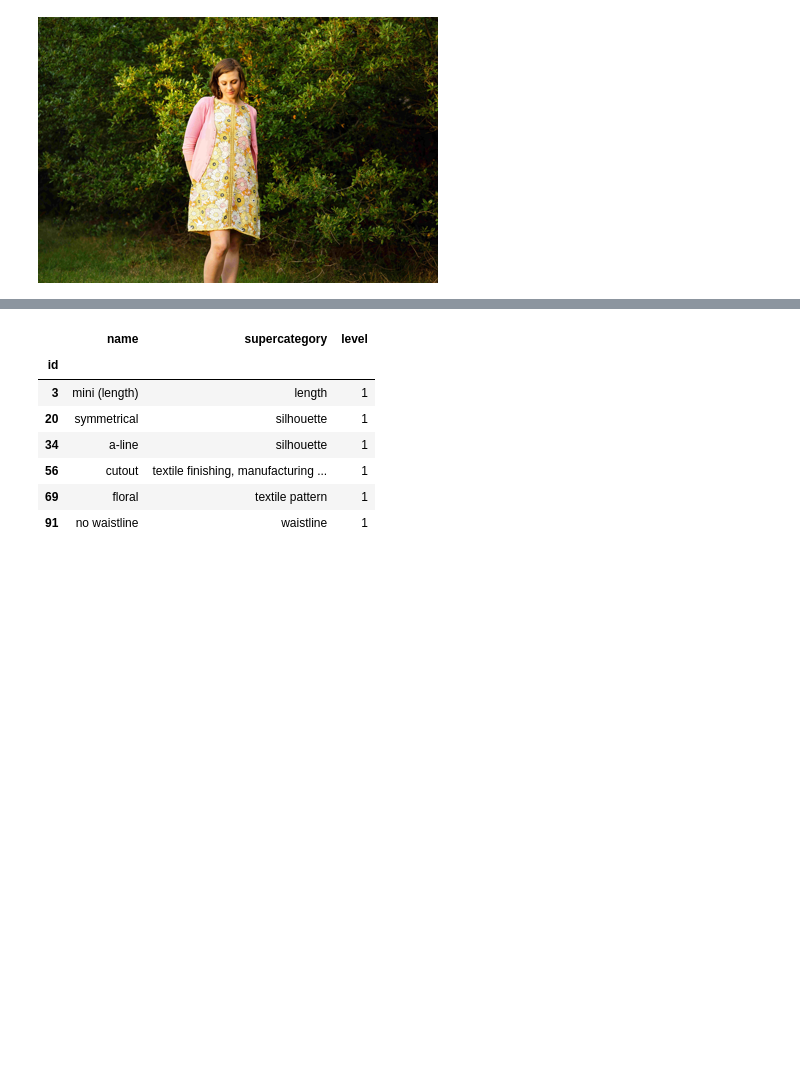
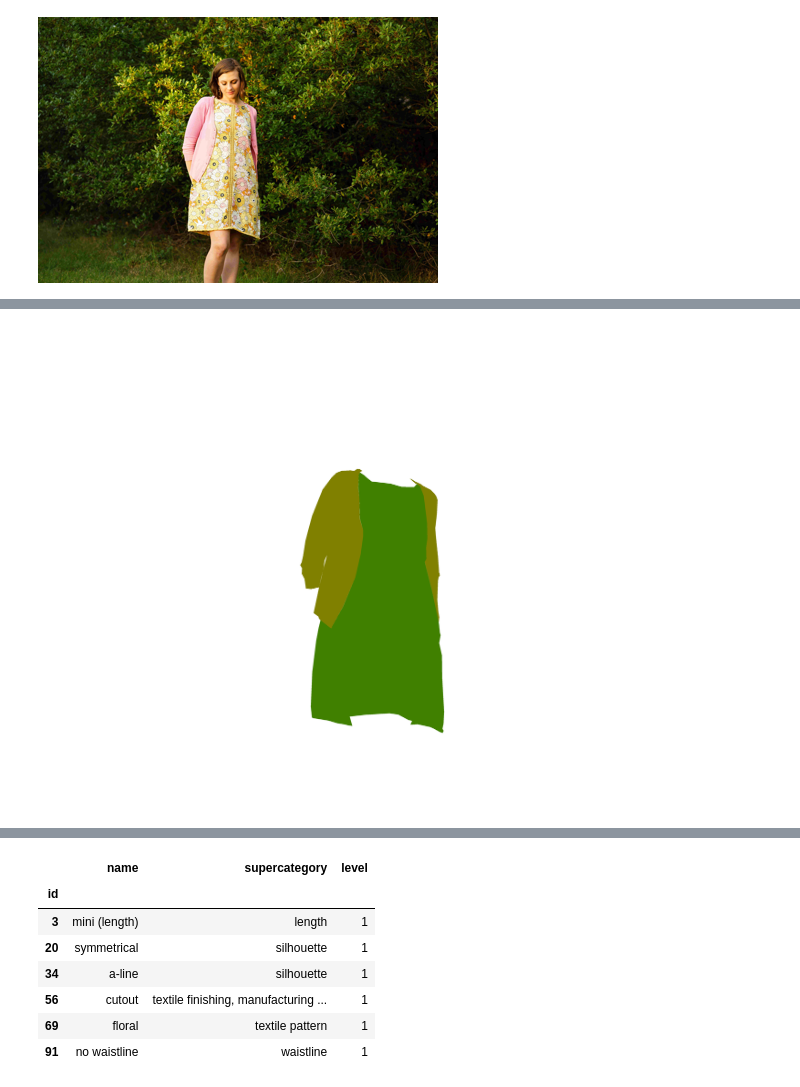
Before and after one commit to hrsma2i/dataset-iMaterialist, a Jupyter notebook: notebook/EDA.ipynb, the cells around one changed output, grey strips where cells are left out. Cells and saved outputs as stored; diff of their text form; code cells hidden in the pictures; blank space fills up the shorter version.

```diff
--- a/notebook/EDA.ipynb
+++ b/notebook/EDA.ipynb
@@ -188,0 +110,22 @@ array([0, 1], dtype=uint8)
+# %%
+from imaterialist.transforms import rle_to_mask
+
+g = df[df["ImageId"] == row["ImageId"]]
+
+masks = np.stack(
+    g.apply(
+        lambda r: rle_to_mask(r["EncodedPixels"], r["Height"], r["Width"]),
+        axis=1,
+    ),
+    axis=-1
+)
+np.unique(masks)
+masks.shape
+
+category_ids = g["category_id"].values
+
+from segmentation.transforms import masks_to_segmap
+
+segmap = masks_to_segmap(masks, category_ids)
+np.unique(segmap)
+segmap.shape
@@ -188,0 +137,8 @@ array([0, 1], dtype=uint8)
+# %%
+from segmentation.transforms import segmap_to_pil
+
+pil_segmap = segmap_to_pil(segmap, df_ctg.index)
+pil_segmap
+pil_segmap.save("/tmp/segmap.png")
+# %% [output]
+[figure, added]
```
Also changed, not shown: parts of 11 cells of this notebook, 2 other files.
